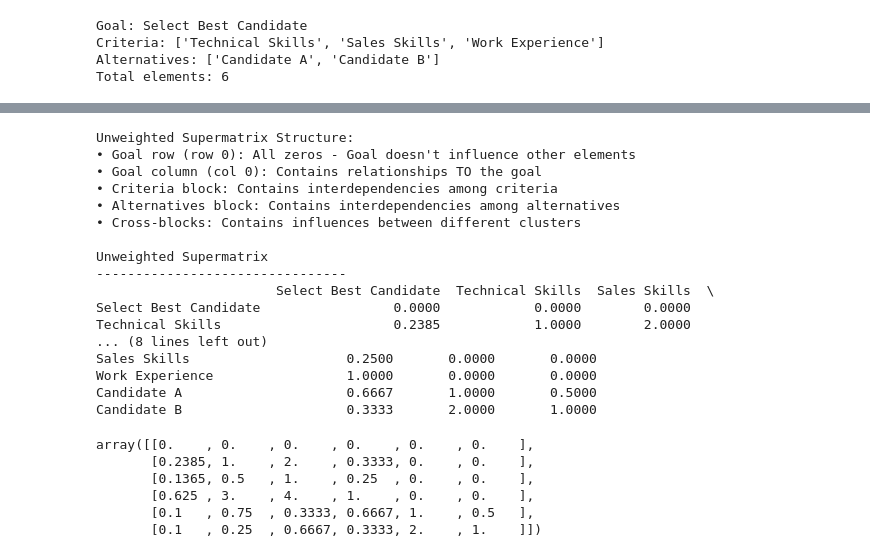
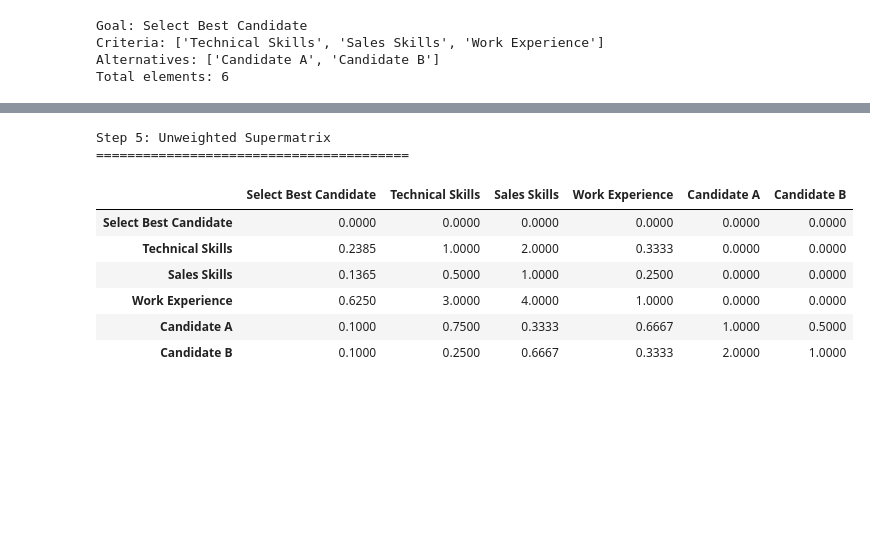
Before and after one commit to HecBanda/mcdm, a Jupyter notebook: notebooks/ntbk7 - Analytic_Network_Process.ipynb, the cells around one changed output, grey strips where cells are left out. Saved outputs shown, nothing was run; the diff lists cells and outputs as text; code cells hidden in the pictures; blank space fills up the shorter version.

Commit message:
Refactor code structure for improved readability and maintainability

```diff
--- a/notebooks/ntbk7 - Analytic_Network_Process.ipynb
+++ b/notebooks/ntbk7 - Analytic_Network_Process.ipynb
@@ -421,68 +535,51 @@ CR = 0.0000
 # %%
-# Step 4: Construct Unweighted Supermatrix
+# Step 5: Construct Unweighted Supermatrix
 
 # Initialize 6x6 supermatrix (Goal + 3 Criteria + 2 Alternatives)
 supermatrix = np.zeros((n_total, n_total))
 
 # Goal row remains zeros (Goal doesn't influence anything - it's the target)
 # Goal column will be filled with relationships TO the goal
 
 # Criteria relationships (rows 1-3, columns 1-3)
 # How criteria influence each other
 supermatrix[1:4, 1:4] = criteria_interdependency
 
 # Alternatives to Criteria relationships (rows 4-5, columns 1-3)
 # How alternatives relate to criteria (using calculated priorities)
-supermatrix[4:6, 1] = priorities_tech      # Technical Skills
-supermatrix[4:6, 2] = priorities_sales     # Sales Skills
-supermatrix[4:6, 3] = priorities_exp       # Work Experience
+supermatrix[4:6, 1] = priorities_tech  # Technical Skills
+supermatrix[4:6, 2] = priorities_sales  # Sales Skills
+supermatrix[4:6, 3] = priorities_exp  # Work Experience
 
 # Alternatives interdependencies (rows 4-5, columns 4-5)
 supermatrix[4:6, 4:6] = alt_interdependency
 
 # Criteria to Goal relationships (rows 1-3, column 0)
 # How criteria contribute to the goal
 supermatrix[1:4, 0] = priorities_criteria
 
 # Alternatives to Goal relationships (rows 4-5, column 0)
 # Direct contribution of alternatives to goal (often small or zero in ANP)
 supermatrix[4:6, 0] = [0.1, 0.1]  # Small direct contribution
 
 # Ensure Goal row is all zeros (Goal doesn't influence other elements)
-supermatrix[0, :] = 0.0
+supermatrix[0, :] = 0
 
-print("Unweighted Supermatrix Structure:")
-print("• Goal row (row 0): All zeros - Goal doesn't influence other elements")
-print("• Goal column (col 0): Contains relationships TO the goal")
-print("• Criteria block: Contains interdependencies among criteria")
-print("• Alternatives block: Contains interdependencies among alternatives")
-print("• Cross-blocks: Contains influences between different clusters")
+print("Step 5: Unweighted Supermatrix")
+print("=" * 40)
 
-print_matrix_with_labels(supermatrix, all_elements, "Unweighted Supermatrix")
+# Display supermatrix with labels
+supermatrix_df = pd.DataFrame(
+    supermatrix, index=all_elements, columns=all_elements
+)
+supermatrix_df
 # %% [output]
-Unweighted Supermatrix Structure:
-• Goal row (row 0): All zeros - Goal doesn't influence other elements
-• Goal column (col 0): Contains relationships TO the goal
-• Criteria block: Contains interdependencies among criteria
-• Alternatives block: Contains interdependencies among alternatives
-• Cross-blocks: Contains influences between different clusters
-
-Unweighted Supermatrix
---------------------------------
-                       Select Best Candidate  Technical Skills  Sales Skills  \
-Select Best Candidate                 0.0000            0.0000        0.0000
-Technical Skills                      0.2385            1.0000        2.0000
-... (8 lines left out)
-Sales Skills                    0.2500       0.0000       0.0000
-Work Experience                 1.0000       0.0000       0.0000
-Candidate A                     0.6667       1.0000       0.5000
-Candidate B                     0.3333       2.0000       1.0000
+Step 5: Unweighted Supermatrix
+========================================
+|  | Select Best Candidate | Technical Skills | Sales Skills | Work Experience | Candidate A | Candidate B |
+| Select Best Candidate | 0.0000 | 0.0000 | 0.0000 | 0.0000 | 0.0000 | 0.0000 |
+| Technical Skills | 0.2385 | 1.0000 | 2.0000 | 0.3333 | 0.0000 | 0.0000 |
+| Sales Skills | 0.1365 | 0.5000 | 1.0000 | 0.2500 | 0.0000 | 0.0000 |
+| Work Experience | 0.6250 | 3.0000 | 4.0000 | 1.0000 | 0.0000 | 0.0000 |
+| Candidate A | 0.1000 | 0.7500 | 0.3333 | 0.6667 | 1.0000 | 0.5000 |
+| Candidate B | 0.1000 | 0.2500 | 0.6667 | 0.3333 | 2.0000 | 1.0000 |
-# %%
-supermatrix
-# %% [output]
-array([[0.    , 0.    , 0.    , 0.    , 0.    , 0.    ],
-       [0.2385, 1.    , 2.    , 0.3333, 0.    , 0.    ],
-       [0.1365, 0.5   , 1.    , 0.25  , 0.    , 0.    ],
-       [0.625 , 3.    , 4.    , 1.    , 0.    , 0.    ],
-       [0.1   , 0.75  , 0.3333, 0.6667, 1.    , 0.5   ],
-       [0.1   , 0.25  , 0.6667, 0.3333, 2.    , 1.    ]])
```
Also changed, not shown: parts of 17 cells of this notebook, 2 other files.
